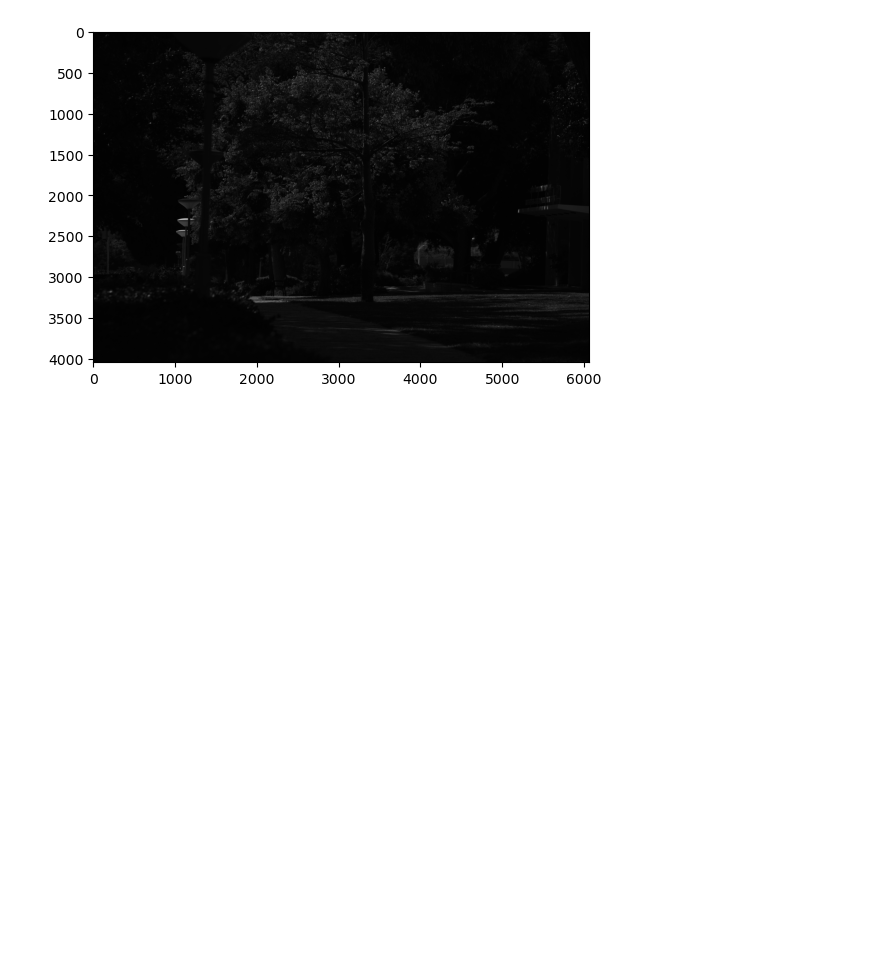
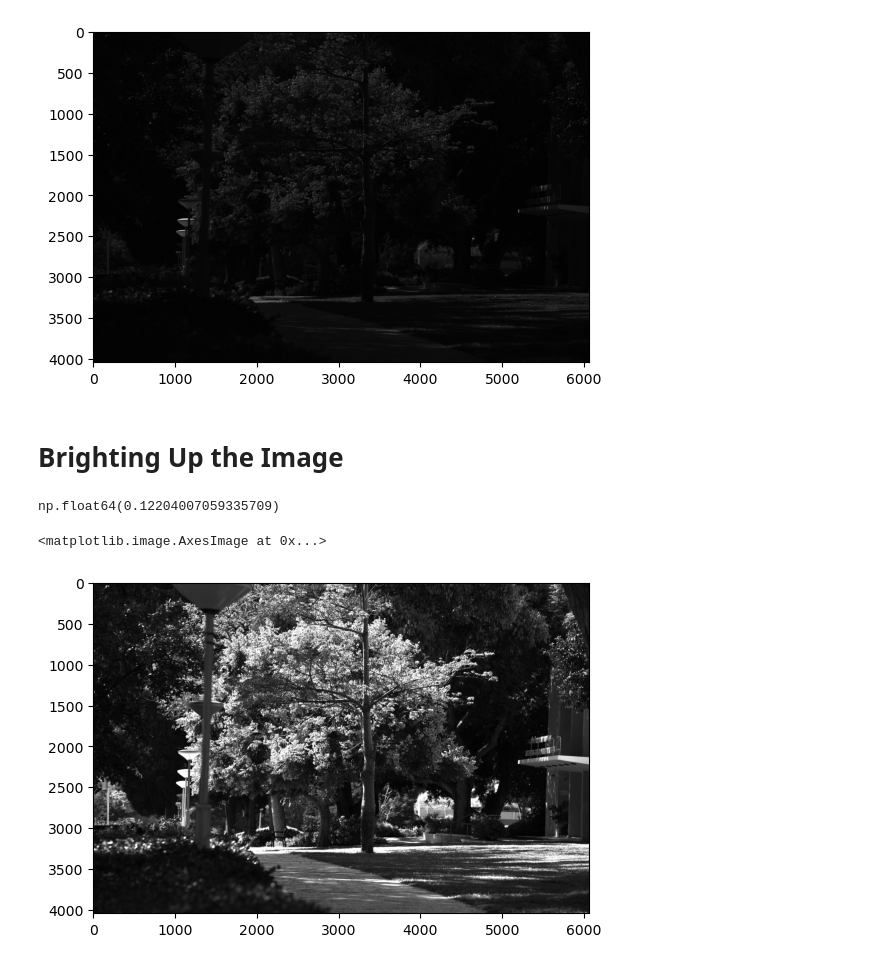
Before and after one commit to Chayush123/Computational-Imaging-Course, a Jupyter notebook: HW1/assgn1/HW1_code.ipynb, the cells around one changed output. Saved outputs shown, nothing was run; the diff lists cells and outputs as text; code cells hidden in the pictures; blank space fills up the shorter version.

```diff
--- a/HW1/assgn1/HW1_code.ipynb
+++ b/HW1/assgn1/HW1_code.ipynb
@@ -126,4 +126,6 @@ def scale_channels(image):
     image[1::2, 0::2] *= G_SCALE
     image[1::2, 1::2] *= B_SCALE
     return image
+# %%
+im = scale_channels(im)
 # %%
@@ -184,3 +186,19 @@ plt.imshow(red_full_image, cmap='grey')
 # %% [output]
 <matplotlib.image.AxesImage at 0x...>
 [figure]
+# %% [markdown]
+# Brighting Up the Image
+# %%
+p = 96
+value_to_scale = np.percentile(red_full_image, p)
+value_to_scale
+# %% [output]
+np.float64(0.12204007059335709)
+# %%
+bright_red_full_image = red_full_image.copy()
+bright_red_full_image /= value_to_scale
+bright_red_full_image = np.clip(bright_red_full_image, 0, 1)
+plt.imshow(bright_red_full_image, cmap='gray')
+# %% [output]
+<matplotlib.image.AxesImage at 0x...>
+[figure, added]
```
Also changed, not shown: parts of 2 cells of this notebook.
